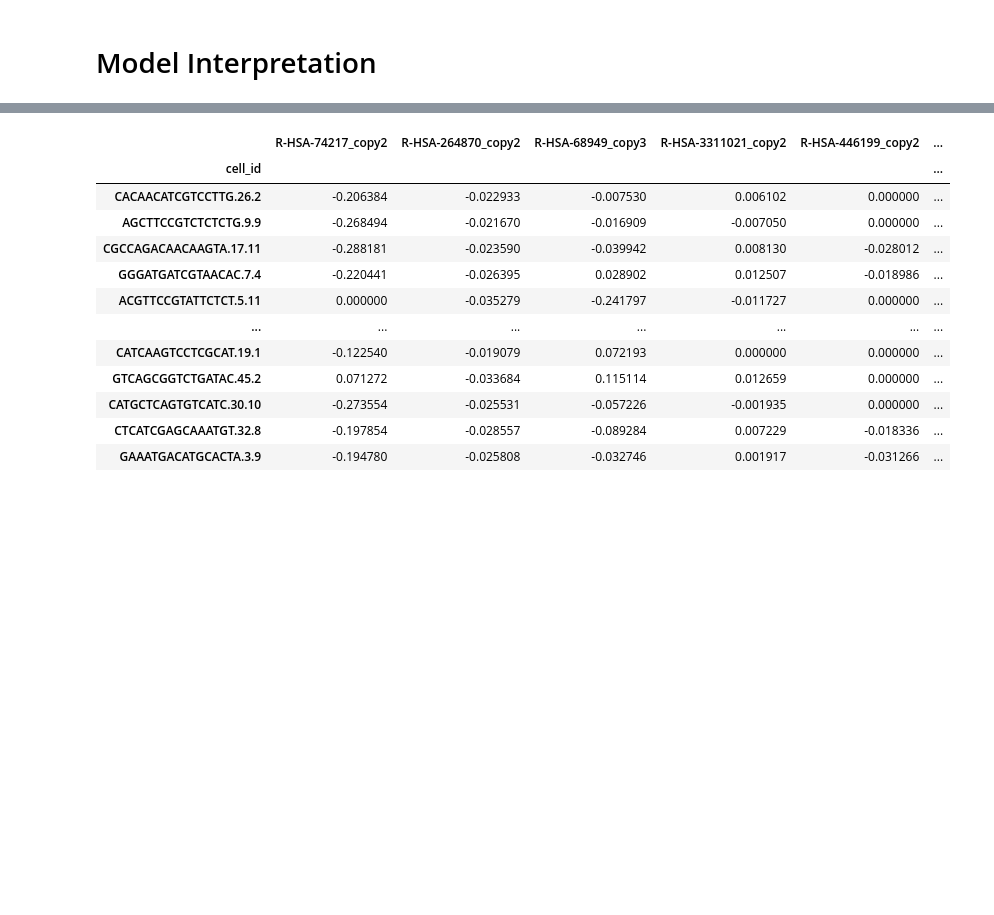
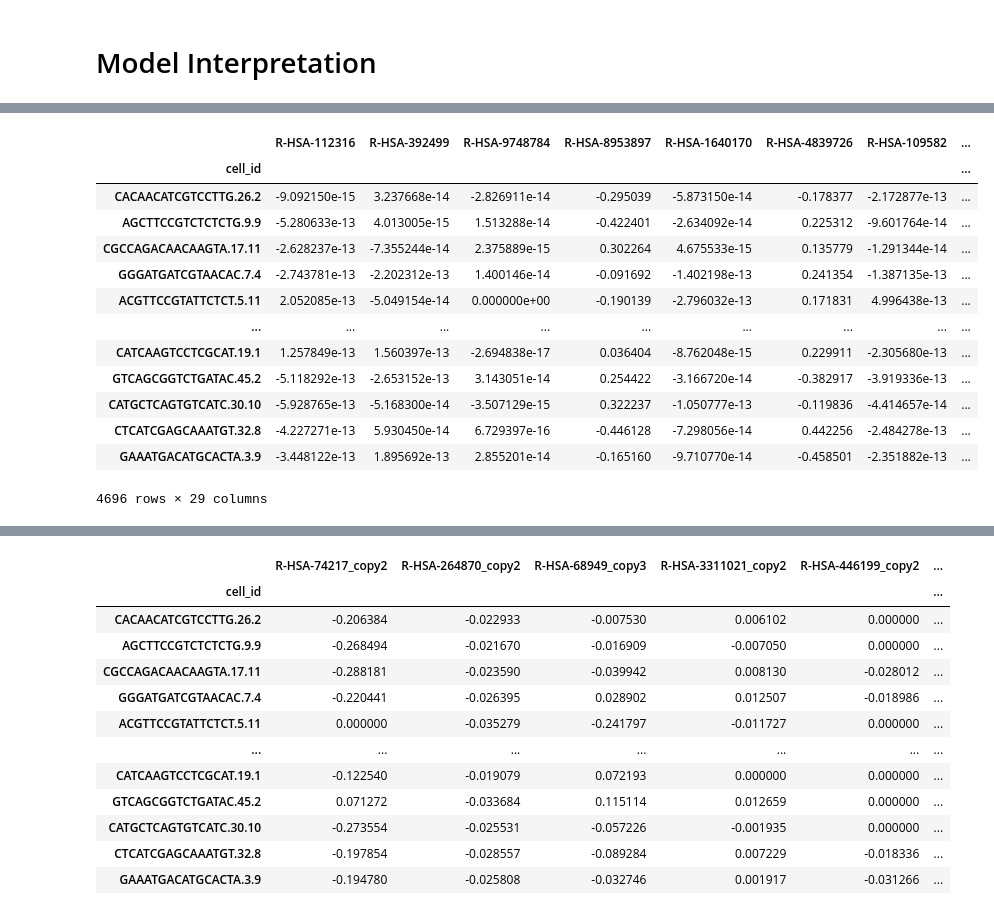
Before and after one commit to Polster-lab/Pytorch_Biologically_Informed_Neural_Network, a Jupyter notebook: all_subtypes_jupyter_notebook/Exc_L2-3_CBLN2_LINC02306/model_training_interpretationExc_L2-3_CBLN2_LINC02306.ipynb, the cells around one changed output, grey strips where cells are left out. Drawn from its saved outputs; the diff is of its cells as text; code cells hidden in the pictures; blank space fills up the shorter version.

```diff
--- a/all_subtypes_jupyter_notebook/Exc_L2-3_CBLN2_LINC02306/model_training_interpretationExc_L2-3_CBLN2_LINC02306.ipynb
+++ b/all_subtypes_jupyter_notebook/Exc_L2-3_CBLN2_LINC02306/model_training_interpretationExc_L2-3_CBLN2_LINC02306.ipynb
@@ -891,0 +1424,22 @@ layer_0_df
+# %%
+li = []
+for i in layer_dict['layer_5']:
+    li.append(list(i))
+
+layer_5_df = pd.DataFrame(li,index = test_x.columns, columns=layer_node_name_dict['layer_5'])
+layer_5_df
+# %% [output]
+|  | R-HSA-112316 | R-HSA-392499 | R-HSA-9748784 | R-HSA-8953897 | R-HSA-1640170 | R-HSA-4839726 | R-HSA-109582 | ... |
+| cell_id |  |  |  |  |  |  |  | ... |
+| CACAACATCGTCCTTG.26.2 | -9.092150e-15 | 3.237668e-14 | -2.826911e-14 | -0.295039 | -5.873150e-14 | -0.178377 | -2.172877e-13 | ... |
+| AGCTTCCGTCTCTCTG.9.9 | -5.280633e-13 | 4.013005e-15 | 1.513288e-14 | -0.422401 | -2.634092e-14 | 0.225312 | -9.601764e-14 | ... |
+| CGCCAGACAACAAGTA.17.11 | -2.628237e-13 | -7.355244e-14 | 2.375889e-15 | 0.302264 | 4.675533e-15 | 0.135779 | -1.291344e-14 | ... |
+| GGGATGATCGTAACAC.7.4 | -2.743781e-13 | -2.202312e-13 | 1.400146e-14 | -0.091692 | -1.402198e-13 | 0.241354 | -1.387135e-13 | ... |
+| ACGTTCCGTATTCTCT.5.11 | 2.052085e-13 | -5.049154e-14 | 0.000000e+00 | -0.190139 | -2.796032e-13 | 0.171831 | 4.996438e-13 | ... |
+| ... | ... | ... | ... | ... | ... | ... | ... | ... |
+| CATCAAGTCCTCGCAT.19.1 | 1.257849e-13 | 1.560397e-13 | -2.694838e-17 | 0.036404 | -8.762048e-15 | 0.229911 | -2.305680e-13 | ... |
+| GTCAGCGGTCTGATAC.45.2 | -5.118292e-13 | -2.653152e-13 | 3.143051e-14 | 0.254422 | -3.166720e-14 | -0.382917 | -3.919336e-13 | ... |
+| CATGCTCAGTGTCATC.30.10 | -5.928765e-13 | -5.168300e-14 | -3.507129e-15 | 0.322237 | -1.050777e-13 | -0.119836 | -4.414657e-14 | ... |
+| CTCATCGAGCAAATGT.32.8 | -4.227271e-13 | 5.930450e-14 | 6.729397e-16 | -0.446128 | -7.298056e-14 | 0.442256 | -2.484278e-13 | ... |
+| GAAATGACATGCACTA.3.9 | -3.448122e-13 | 1.895692e-13 | 2.855201e-14 | -0.165160 | -9.710770e-14 | -0.458501 | -2.351882e-13 | ... |
+4696 rows × 29 columns
```
Also changed, not shown: parts of 44 cells of this notebook, 2 other files.
